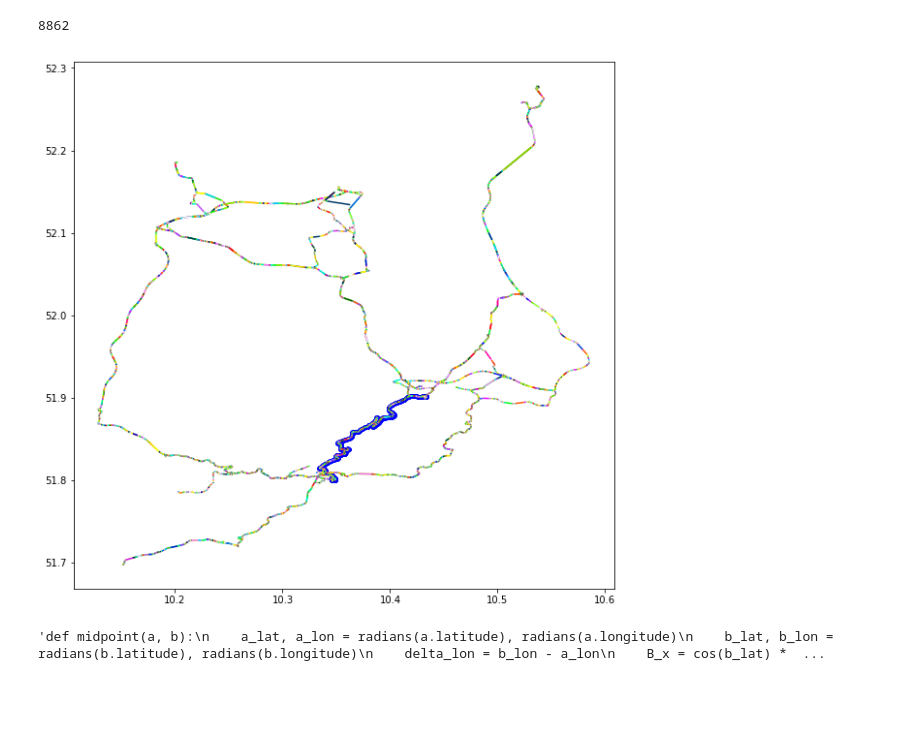
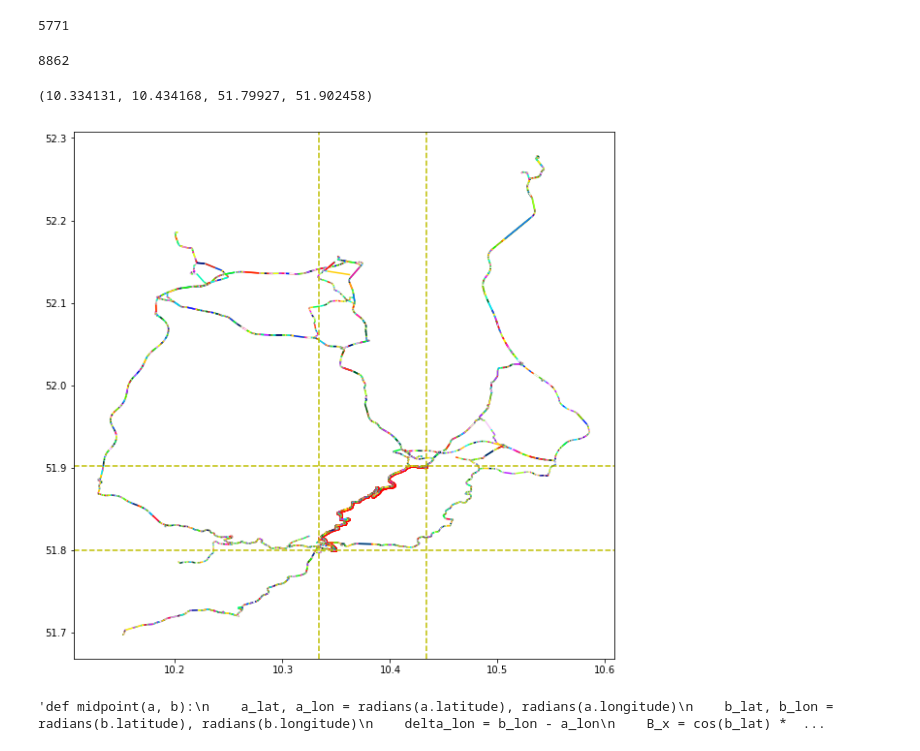
Before and after one commit to NimiJithin/test, a Jupyter notebook: research-08-08.ipynb, the cells around one changed output. Drawn from its saved outputs; the diff is of its cells as text; code cells hidden in the pictures; blank space fills up the shorter version.

```diff
--- a/research-08-08.ipynb
+++ b/research-08-08.ipynb
@@ -17,9 +17,15 @@ from scipy.cluster.hierarchy import dendrogram, linkage
 #df = df.iloc[5500:6000]
 #df = df.iloc[:500]
 
-filepath = r"C:\Users\NImi Jithin\Desktop\Studies\sem-3\research track\Measurements\m1.csv"
-measuresdf = pd.read_csv(filepath)
+#filepath = r"C:\Users\NImi Jithin\Desktop\Studies\sem-3\research track\Measurements\m1.csv"
+#measuresdf = pd.read_csv(filepath)
 #measuresdf =  measuresdf.iloc[2000:5000]
-measuresdf =  measuresdf.iloc[0:,]
+#measuresdf =  measuresdf.iloc[0:,]
+
+#-----these are the new SegmentTable and Measurement Table in which
+#-----SegmentTable has : calucated  segment_midpoints, calculated segment_length
+#-----Measurement Table has :  Predicted_SegmentNumber
+#-----These tables are used once all the calculations are done
+
 df = pd.read_excel("C:/Users/NImi Jithin/Desktop/data/SegmentTable.xlsx")
 measuresdf = pd.read_excel("C:/Users/NImi Jithin/Desktop/data/ms1.xlsx")
@@ -34,7 +32,21 @@ len(measuresdf)
+# %%
+len(measuresdf)
+# %% [output]
+5771
 # %%
 len(df)
 # %% [output]
 8862
+# %%
+#----- Finds the Minimum and Maximum Lat Long of Measurement Points
+minX = measuresdf['long'].min()
+maxX = measuresdf['long'].max()
+
+minY = measuresdf['lat'].min()
+maxY = measuresdf['lat'].max()
+minX,maxX,minY,maxY
+# %% [output]
+(10.334131, 10.434168, 51.79927, 51.902458)
 # %%
 strtlon, strtlat = df.Start_Longitude.values, df.Start_Latitude.values
 endlon, endlat = df.End_Longitude.values, df.End_Latitude.values
@@ -43,25 +55,33 @@ pts = np.c_[strtlon, strtlat,endlon, endlat].reshape(len(strtlon), 2, 2)
 xtrapts = pts[:len(pts)-0]
 #xtrapts = pts[5000:5540,:]
 # %%
-#segments = np.hstack([xtrapts[:-1], xtrapts[1:]])
-#plot segments-------------------------------------------------------------
+
+#-----plot segments-------------------------------------------------------------
+
 fig = plt.figure()
 ax = fig.subplots()
-#fig,ax = plt.subplots()
-#fig = plt.figure()
-#ax.set_xlim([10.30, 10.306])
-#ax.set_ylim([51.80, 51.8075])
+ax.axhline(y=minY, color='y', ls='--')
+ax.axhline(y=maxY, color='y', ls='--')
+plt.axvline(x=minX, color='y', ls='--')
+plt.axvline(x=maxX, color='y', ls='--')
+
+
+#ax.set_xlim([minX, maxX])
+#ax.set_ylim([minY, maxY])
 #ax.margins(x=0.75, y=-0.1)
+
 plt.rcParams["figure.figsize"] = (10,10)
 coll = LineCollection(xtrapts, cmap=plt.cm.gist_ncar)
 coll.set_array(np.random.random(xtrapts.shape[0]))
 
 ax.add_collection(coll)
 ax.autoscale_view()
-#plot measurements ---------------------------------------------------------
+
+
+#-----plot measurements ---------------------------------------------------------
 xMeasurement, yMeasurement =  measuresdf.long.values, measuresdf.lat.values
-ax.scatter(xMeasurement ,yMeasurement,s=7, color='b')
-fig.savefig('C:/Users/NImi Jithin/Desktop/data/sample.png',bbox_inches='tight')
+ax.scatter(xMeasurement ,yMeasurement,s=1, color='r')
+fig.savefig('C:/Users/NImi Jithin/Desktop/data/MessAndSegmentPlot.png',bbox_inches='tight')
 # %% [output]
-[figure, old version]
+[figure, new version]
 # %%
```
Also changed, not shown: parts of 21 cells of this notebook.
